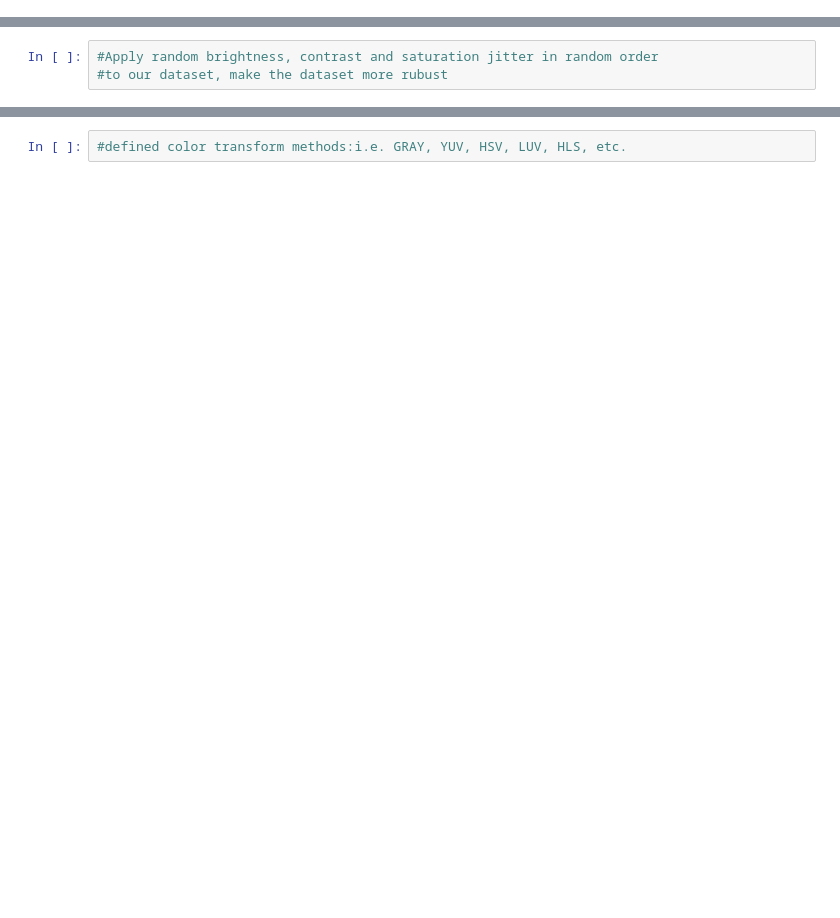
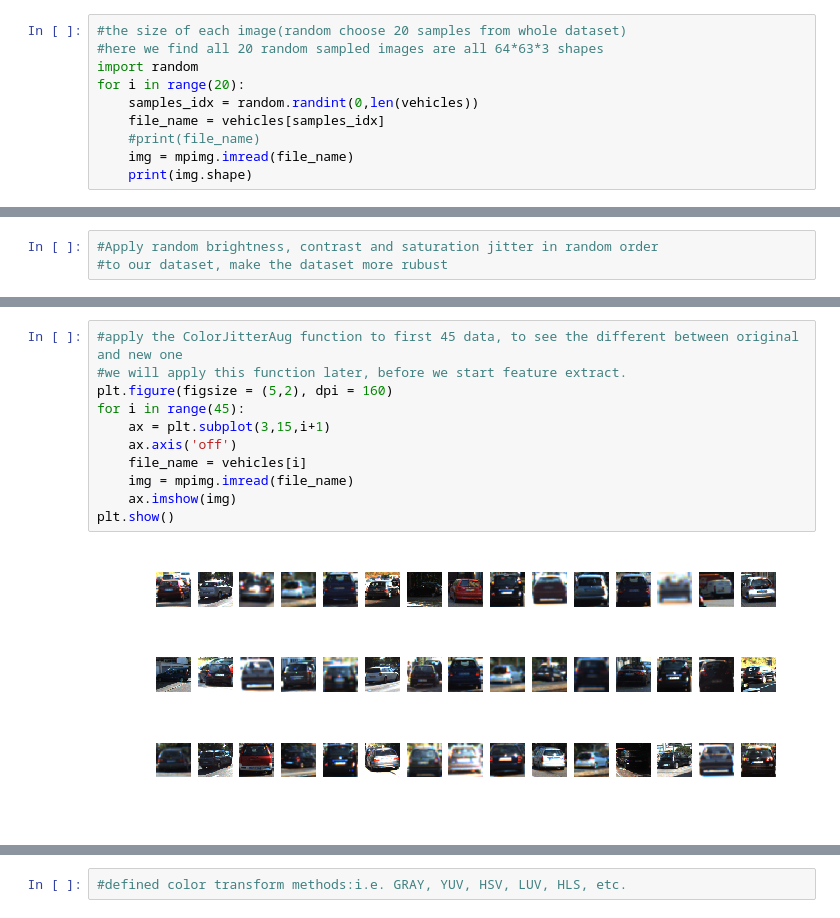
Before and after one commit to Walter1218/self_driving_car_ND, a Jupyter notebook: CarND-Vehicle-Detection-P5/pipeline.ipynb, the cells around one changed output, grey strips where cells are left out. Cells and saved outputs as stored; diff of their text form; blank space fills up the shorter version.

```diff
--- a/CarND-Vehicle-Detection-P5/pipeline.ipynb
+++ b/CarND-Vehicle-Detection-P5/pipeline.ipynb
@@ -29,3 +32,13 @@ plt.show()
 # %%
 #we can see the number of the Positive Samples is very close to the number of Negative samples,
 #Visiulization the dataset for both Positive and Negative samples
+# %%
+#the size of each image(random choose 20 samples from whole dataset)
+#here we find all 20 random sampled images are all 64*63*3 shapes
+import random
+for i in range(20):
+    samples_idx = random.randint(0,len(vehicles))
+    file_name = vehicles[samples_idx]
+    #print(file_name)
+    img = mpimg.imread(file_name)
+    print(img.shape)
@@ -34,0 +148,13 @@ plt.show()
+# %%
+#apply the ColorJitterAug function to first 45 data, to see the different between original and new one
+#we will apply this function later, before we start feature extract.
+plt.figure(figsize = (5,2), dpi = 160)
+for i in range(45):
+    ax = plt.subplot(3,15,i+1)
+    ax.axis('off')
+    file_name = vehicles[i]
+    img = mpimg.imread(file_name)
+    ax.imshow(img)
+plt.show()
+# %% [output]
+[figure, added]
```
Also changed, not shown: parts of 35 cells of this notebook.
